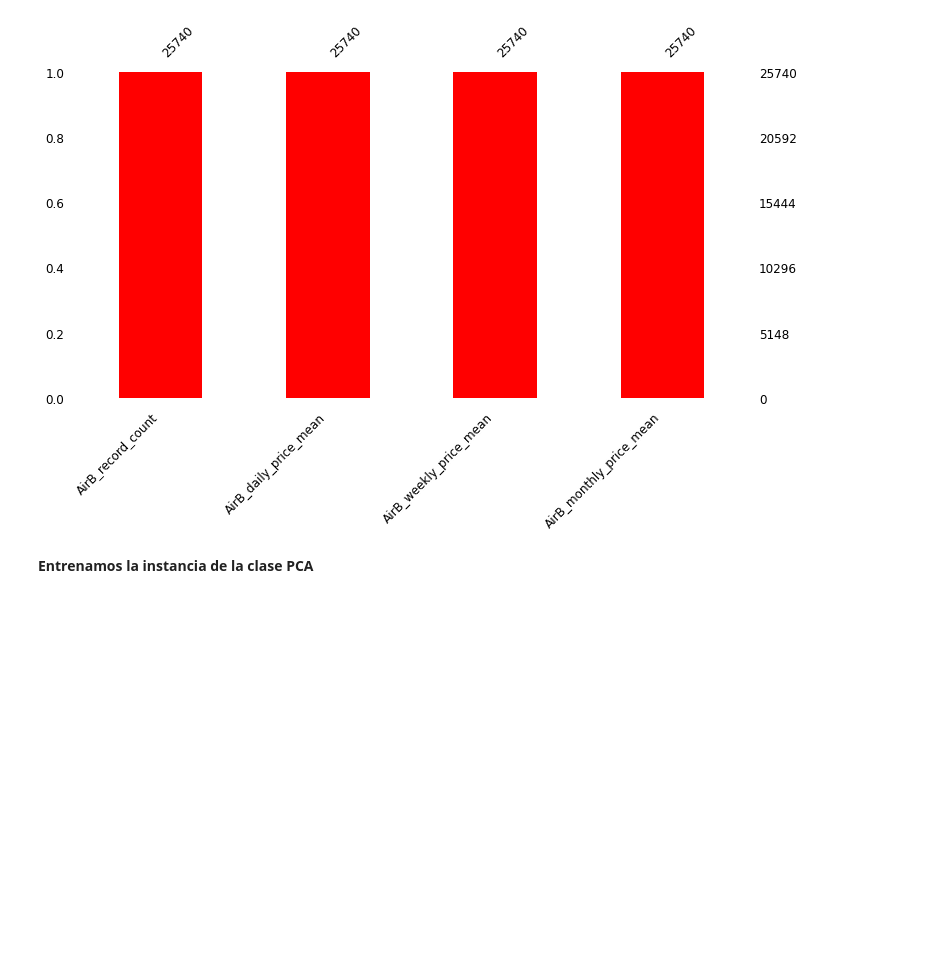
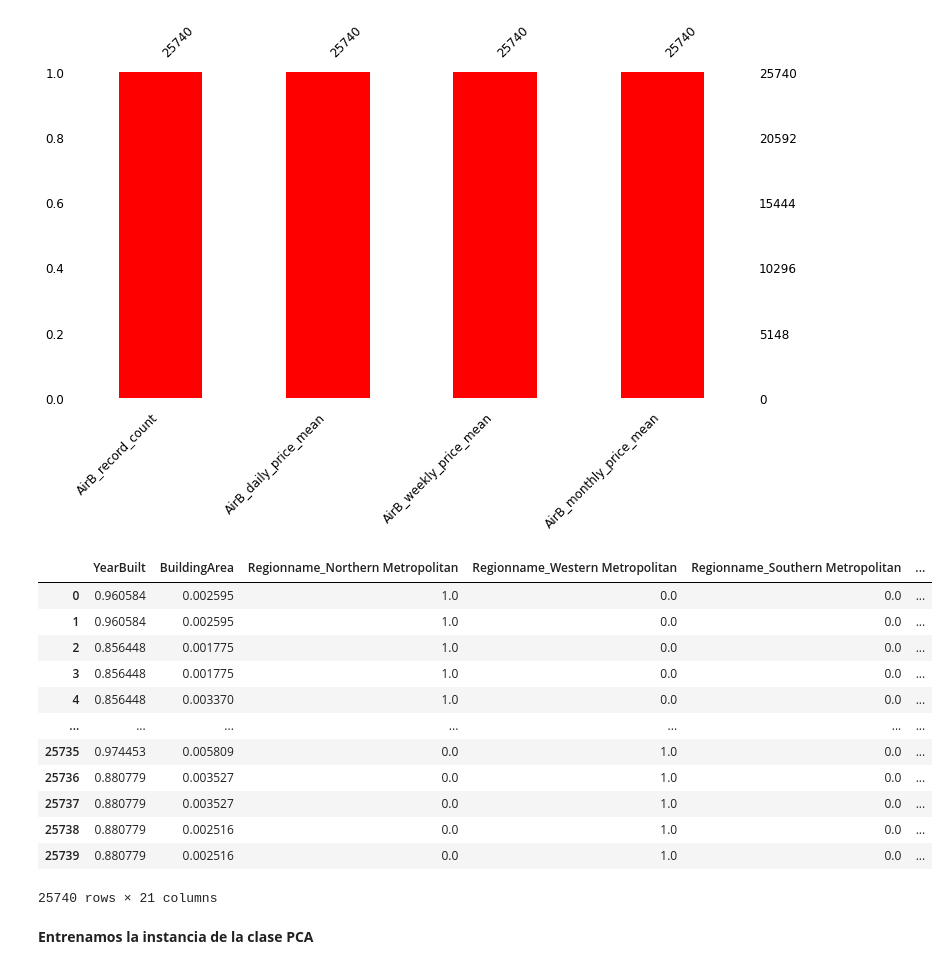
Before and after one commit to carolina-garay/AnalisisExploratorioYCuracion_Grupo32, a Jupyter notebook: AyC_Parte2__Garay_v7.ipynb, the cells around one changed output. Cells and saved outputs as stored; diff of their text form; code cells hidden in the pictures; blank space fills up the shorter version.

```diff
--- a/AyC_Parte2__Garay_v7.ipynb
+++ b/AyC_Parte2__Garay_v7.ipynb
@@ -396,4 +416,0 @@ columns_escala = ['YearBuilt', 'BuildingArea', 'Regionname_Northern Metropolitan
-# %%
-escala = MinMaxScaler()
-escala.fit(df_imp[columns_escala])
-df_imp.loc[:, columns_escala] = escala.transform(df_imp[columns_escala])
@@ -453,6 +454,23 @@ df_imp2[['AirB_record_count','AirB_daily_price_mean','AirB_weekly_price_mean','A
 msno.bar(df_imp2[['AirB_record_count','AirB_daily_price_mean','AirB_weekly_price_mean','AirB_monthly_price_mean' ]],figsize=(12, 6), fontsize=12, color='red');
 # %% [output]
 [figure]
+# %%
+#Imprimimos el dataframe imputado por segunda vez
+df_imp2
+# %% [output]
+|  | YearBuilt | BuildingArea | Regionname_Northern Metropolitan | Regionname_Western Metropolitan | Regionname_Southern Metropolitan | ... |
+| 0 | 0.960584 | 0.002595 | 1.0 | 0.0 | 0.0 | ... |
+| 1 | 0.960584 | 0.002595 | 1.0 | 0.0 | 0.0 | ... |
+| 2 | 0.856448 | 0.001775 | 1.0 | 0.0 | 0.0 | ... |
+| 3 | 0.856448 | 0.001775 | 1.0 | 0.0 | 0.0 | ... |
+| 4 | 0.856448 | 0.003370 | 1.0 | 0.0 | 0.0 | ... |
+| ... | ... | ... | ... | ... | ... | ... |
+| 25735 | 0.974453 | 0.005809 | 0.0 | 1.0 | 0.0 | ... |
+| 25736 | 0.880779 | 0.003527 | 0.0 | 1.0 | 0.0 | ... |
+| 25737 | 0.880779 | 0.003527 | 0.0 | 1.0 | 0.0 | ... |
+| 25738 | 0.880779 | 0.002516 | 0.0 | 1.0 | 0.0 | ... |
+| 25739 | 0.880779 | 0.002516 | 0.0 | 1.0 | 0.0 | ... |
+25740 rows × 21 columns
 # %% [markdown]
 **Entrenamos la instancia de la clase PCA**
 # %% [markdown]
```
Also changed, not shown: parts of 34 cells of this notebook.
